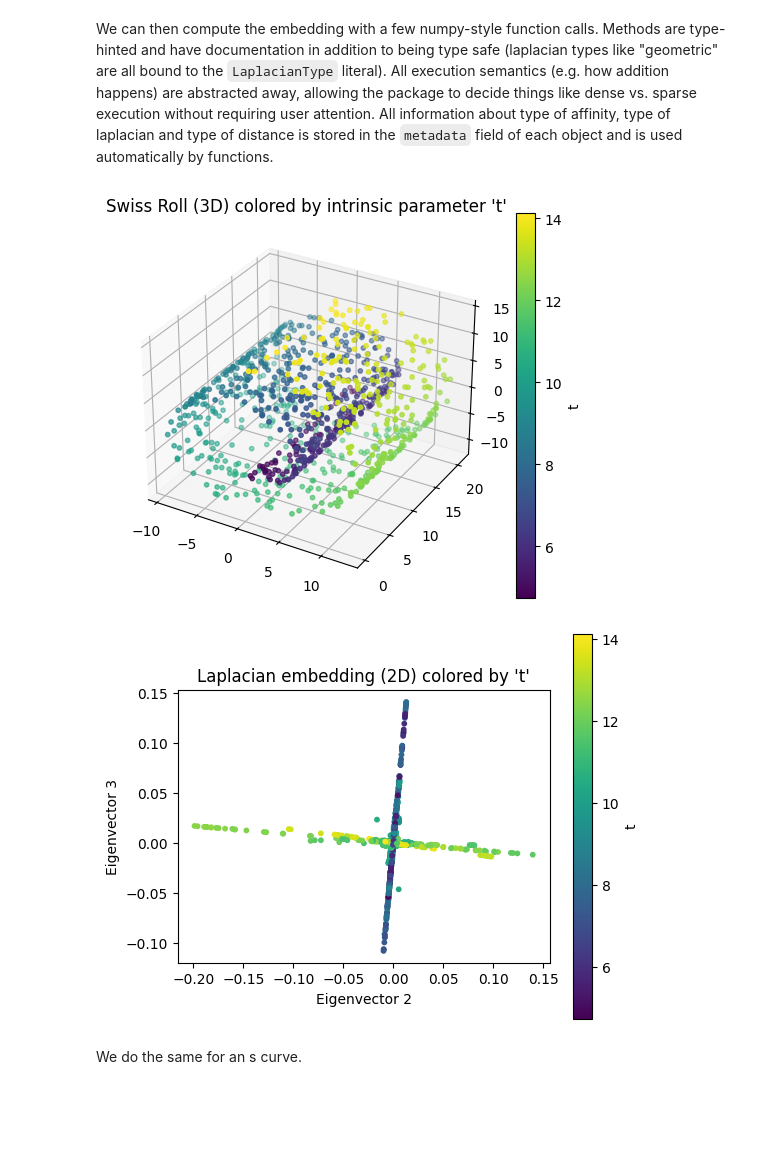
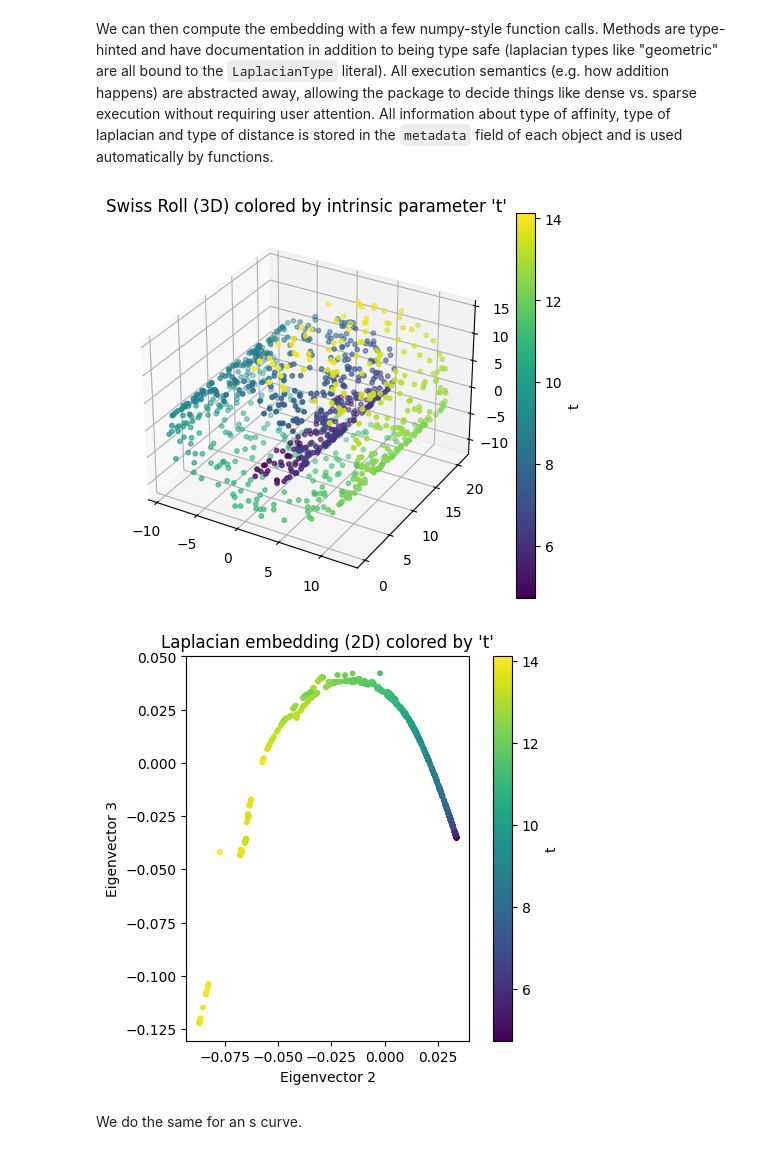
Before and after one commit to ovmurad/superman, a Jupyter notebook: scripts/laplacian_embedding.ipynb, the cells around one changed output. Cells and saved outputs as stored; diff of their text form; code cells hidden in the pictures; blank space fills up the shorter version.

Commit message:
Rmetric cov
Added remetric and covariance calculations. Includes visualizations for both.

```diff
--- a/scripts/laplacian_embedding.ipynb
+++ b/scripts/laplacian_embedding.ipynb
@@ -112,34 +110,34 @@ DenseArray:
 # %% [markdown]
 We can then compute the embedding with a few numpy-style function calls. Methods are type-hinted and have documentation in addition to being type safe (laplacian types like "geometric" are all bound to the `LaplacianType` literal). All execution semantics (e.g. how addition happens) are abstracted away, allowing the package to decide things like dense vs. sparse execution without requiring user attention. All information about type of affinity, type of laplacian and type of distance is stored in the `metadata` field of each object and is used automatically by functions.
 # %%
+
+np.random.seed(52)
+
 #use the default gaussian affinity
 aff = dist.affinity()
 #we can calculate the laplacian embedding directly from the affinity (calculates the laplacian in an efficient manner)
 emb = laplacian_embedding(aff, ncomp=2, lap_type="geometric", drop_first=True, eigen_solver="dense")
-emb_vec = emb[1]
-#you can cast all Superman objects back to np arrays
+emb_vec = emb.eigenvectors.as_nparray()
 np_points = points.as_nparray()
-np_coords = coords.as_nparray()
 
-#plotting utility coming soon
 fig = plt.figure(figsize=(6,5))
 ax = fig.add_subplot(111, projection='3d')
 sc = ax.scatter(np_points[:,0], np_points[:,1], np_points[:,2], c=points_coords[1].as_nparray(), s=10)
 ax.set_title("Swiss Roll (3D) colored by intrinsic parameter 't'")
 plt.colorbar(sc, label="t")
 plt.show()
 
 plt.figure(figsize=(6,5))
 plt.scatter(emb_vec[:,0], emb_vec[:,1], c=points_coords[1].as_nparray(), s=10)
 plt.xlabel("Eigenvector 2")
 plt.ylabel("Eigenvector 3")
 plt.title("Laplacian embedding (2D) colored by 't'")
 plt.colorbar(label="t")
 plt.gca().set_aspect('equal', adjustable='box')
 plt.show()
 # %% [output]
-[figure, old version]
+[figure, new version]
-[figure, old version]
+[figure, new version]
 # %% [markdown]
 We do the same for an s curve.
 # %%
```
Also changed, not shown: parts of 5 cells of this notebook, 43 other files.
